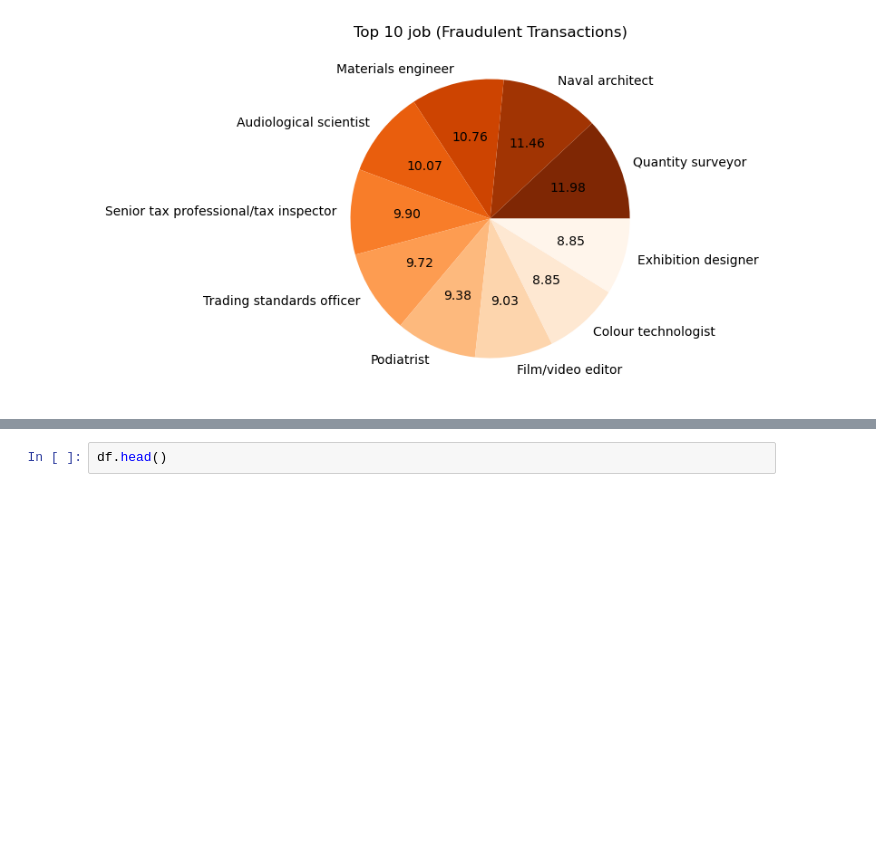
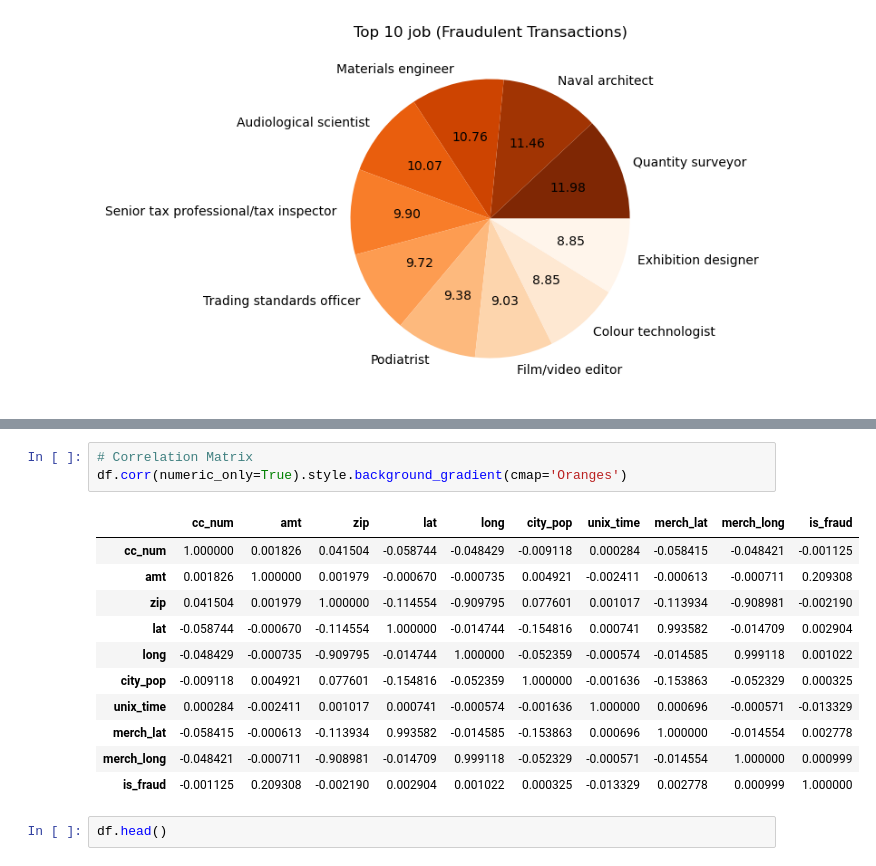
Before and after one commit to 0xsquawk/fraud-detection, a Jupyter notebook: fraud_analytics.ipynb, the cells around one changed output, grey strips where cells are left out. Cells and saved outputs as stored; diff of their text form; blank space fills up the shorter version.

```diff
--- a/fraud_analytics.ipynb
+++ b/fraud_analytics.ipynb
@@ -184,3 +246,18 @@ for col in ord_cols:
+# %%
+# Correlation Matrix
+df.corr(numeric_only=True).style.background_gradient(cmap='Oranges')
+# %% [output]
+|  | cc_num | amt | zip | lat | long | city_pop | unix_time | merch_lat | merch_long | is_fraud |
+| cc_num | 1.000000 | 0.001826 | 0.041504 | -0.058744 | -0.048429 | -0.009118 | 0.000284 | -0.058415 | -0.048421 | -0.001125 |
+| amt | 0.001826 | 1.000000 | 0.001979 | -0.000670 | -0.000735 | 0.004921 | -0.002411 | -0.000613 | -0.000711 | 0.209308 |
+| zip | 0.041504 | 0.001979 | 1.000000 | -0.114554 | -0.909795 | 0.077601 | 0.001017 | -0.113934 | -0.908981 | -0.002190 |
+| lat | -0.058744 | -0.000670 | -0.114554 | 1.000000 | -0.014744 | -0.154816 | 0.000741 | 0.993582 | -0.014709 | 0.002904 |
+| long | -0.048429 | -0.000735 | -0.909795 | -0.014744 | 1.000000 | -0.052359 | -0.000574 | -0.014585 | 0.999118 | 0.001022 |
+| city_pop | -0.009118 | 0.004921 | 0.077601 | -0.154816 | -0.052359 | 1.000000 | -0.001636 | -0.153863 | -0.052329 | 0.000325 |
+| unix_time | 0.000284 | -0.002411 | 0.001017 | 0.000741 | -0.000574 | -0.001636 | 1.000000 | 0.000696 | -0.000571 | -0.013329 |
+| merch_lat | -0.058415 | -0.000613 | -0.113934 | 0.993582 | -0.014585 | -0.153863 | 0.000696 | 1.000000 | -0.014554 | 0.002778 |
+| merch_long | -0.048421 | -0.000711 | -0.908981 | -0.014709 | 0.999118 | -0.052329 | -0.000571 | -0.014554 | 1.000000 | 0.000999 |
+| is_fraud | -0.001125 | 0.209308 | -0.002190 | 0.002904 | 0.001022 | 0.000325 | -0.013329 | 0.002778 | 0.000999 | 1.000000 |
 # %%
 df.head()
 # %% [output]
```
Also changed, not shown: parts of 3 cells of this notebook.
